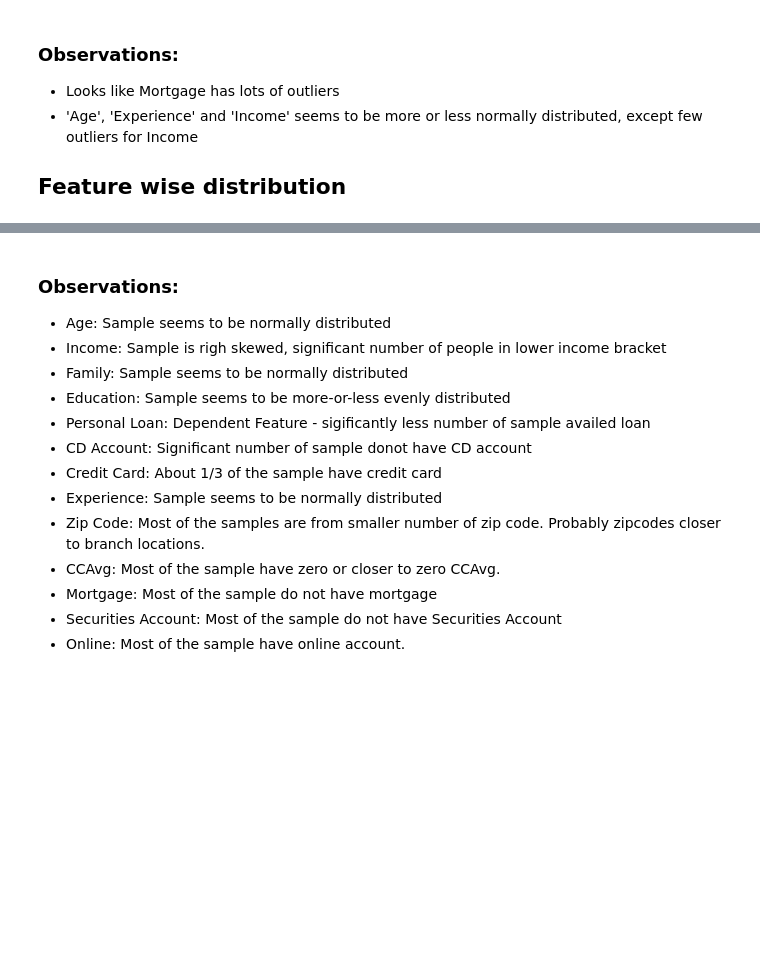
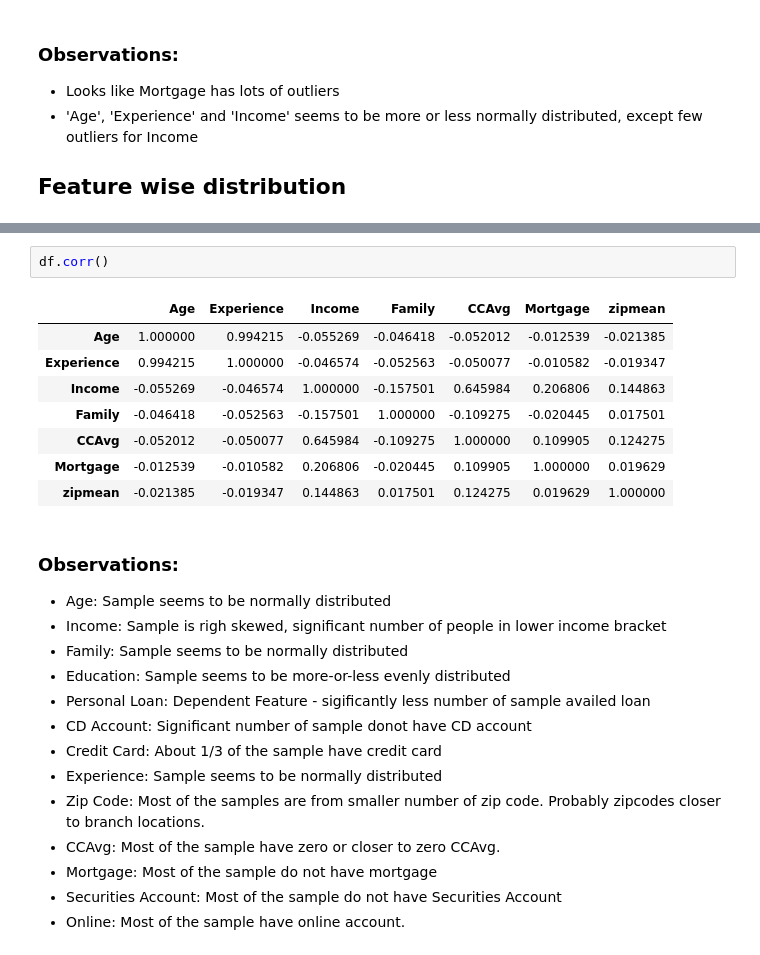
Before and after one commit to GreatLearningAIML1/bangalore-feb-batch-smurli, a Jupyter notebook: R3-Project1-Supervised-Learning/SupervisedLearning_R3_Project1.ipynb, the cells around one changed output, grey strips where cells are left out. Drawn from its saved outputs; the diff is of its cells as text; blank space fills up the shorter version.

```diff
--- a/R3-Project1-Supervised-Learning/SupervisedLearning_R3_Project1.ipynb
+++ b/R3-Project1-Supervised-Learning/SupervisedLearning_R3_Project1.ipynb
@@ -181,3 +181,14 @@ plt.show()
+# %%
+df.corr()
+# %% [output]
+|  | Age | Experience | Income | Family | CCAvg | Mortgage | zipmean |
+| Age | 1.000000 | 0.994215 | -0.055269 | -0.046418 | -0.052012 | -0.012539 | -0.021385 |
+| Experience | 0.994215 | 1.000000 | -0.046574 | -0.052563 | -0.050077 | -0.010582 | -0.019347 |
+| Income | -0.055269 | -0.046574 | 1.000000 | -0.157501 | 0.645984 | 0.206806 | 0.144863 |
+| Family | -0.046418 | -0.052563 | -0.157501 | 1.000000 | -0.109275 | -0.020445 | 0.017501 |
+| CCAvg | -0.052012 | -0.050077 | 0.645984 | -0.109275 | 1.000000 | 0.109905 | 0.124275 |
+| Mortgage | -0.012539 | -0.010582 | 0.206806 | -0.020445 | 0.109905 | 1.000000 | 0.019629 |
+| zipmean | -0.021385 | -0.019347 | 0.144863 | 0.017501 | 0.124275 | 0.019629 | 1.000000 |
 # %% [markdown]
 ### Observations:
 - Age: Sample seems to be normally distributed
```
Also changed, not shown: parts of 3 cells of this notebook.
